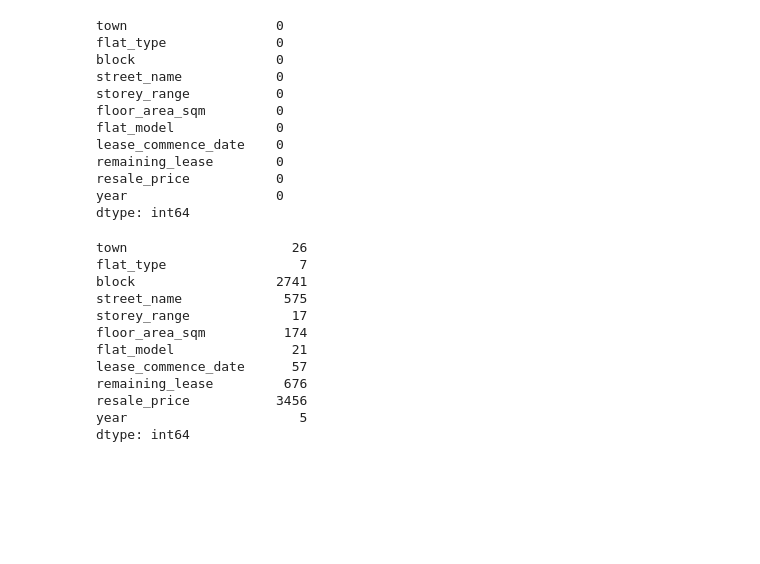
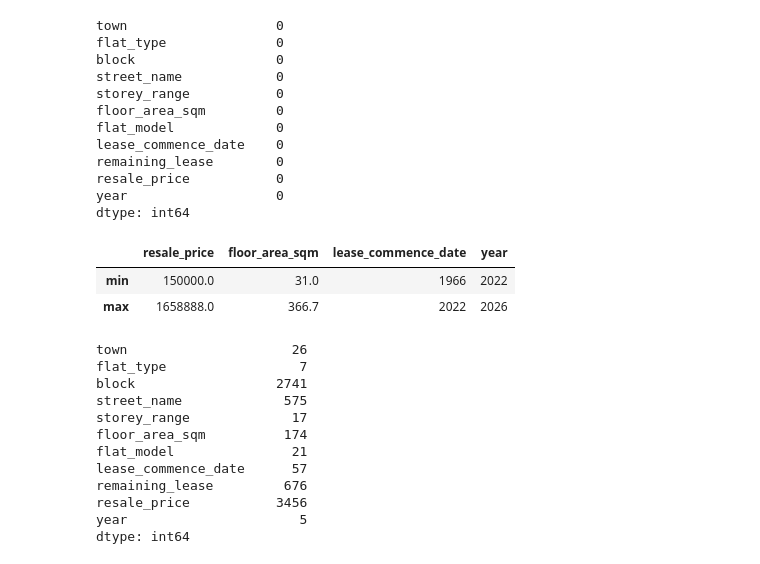
Before and after one commit to hsk-victor/Project, a Jupyter notebook: MLDP Program Codes Submission Template.ipynb, the cells around one changed output. Cells and saved outputs as stored; diff of their text form; code cells hidden in the pictures; blank space fills up the shorter version.

```diff
--- a/MLDP Program Codes Submission Template.ipynb
+++ b/MLDP Program Codes Submission Template.ipynb
@@ -123,3 +160,10 @@ dtype: int64
+# %%
+## Min/max sanity checks for key numeric columns
+df[['resale_price','floor_area_sqm','lease_commence_date','year']].agg(['min','max'])
+# %% [output]
+|  | resale_price | floor_area_sqm | lease_commence_date | year |
+| min | 150000.0 | 31.0 | 1966 | 2022 |
+| max | 1658888.0 | 366.7 | 2022 | 2026 |
 # %%
 ## Unique values in each column
 df.nunique()
```
Also changed, not shown: parts of 10 cells of this notebook, 1 other file.
